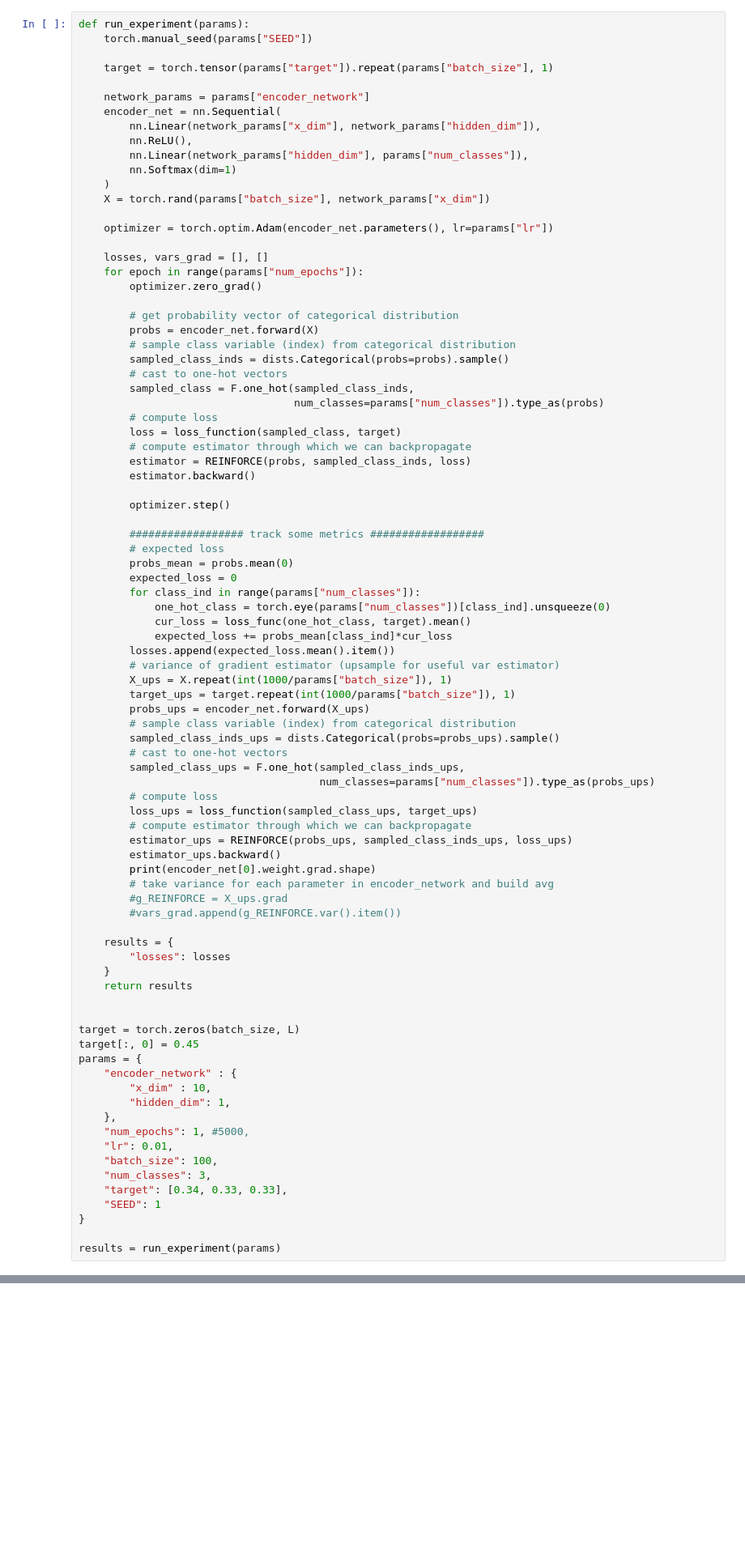
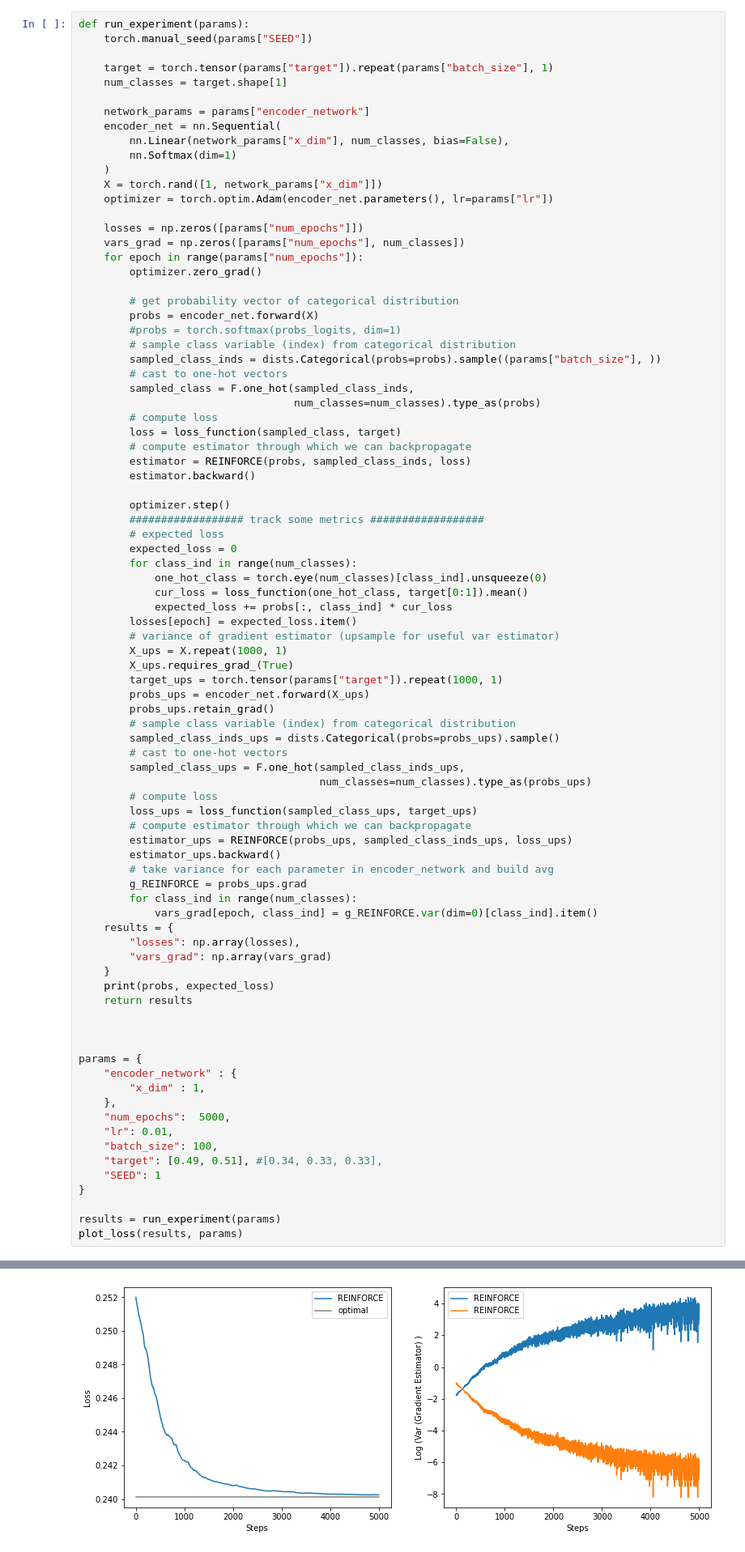
Before and after one commit to borea17/StrImaDec, a Jupyter notebook: Untitled.ipynb, the cells around one changed output, grey strips where cells are left out. Shown: that part at 81% size. Cells and saved outputs as stored; diff of their text form; blank space fills up the shorter version.

```diff
--- a/Untitled.ipynb
+++ b/Untitled.ipynb
@@ -49,29 +49,29 @@ def run_experiment(params):
     torch.manual_seed(params["SEED"])
 
     target = torch.tensor(params["target"]).repeat(params["batch_size"], 1)
+    num_classes = target.shape[1]
 
     network_params = params["encoder_network"]
     encoder_net = nn.Sequential(
-        nn.Linear(network_params["x_dim"], network_params["hidden_dim"]),
-        nn.ReLU(),
-        nn.Linear(network_params["hidden_dim"], params["num_classes"]),
+        nn.Linear(network_params["x_dim"], num_classes, bias=False),
         nn.Softmax(dim=1)
     )
-    X = torch.rand(params["batch_size"], network_params["x_dim"])
-
+    X = torch.rand([1, network_params["x_dim"]])
     optimizer = torch.optim.Adam(encoder_net.parameters(), lr=params["lr"])
 
-    losses, vars_grad = [], []
+    losses = np.zeros([params["num_epochs"]])
+    vars_grad = np.zeros([params["num_epochs"], num_classes])
     for epoch in range(params["num_epochs"]):
         optimizer.zero_grad()
 
         # get probability vector of categorical distribution
         probs = encoder_net.forward(X)
+        #probs = torch.softmax(probs_logits, dim=1)
         # sample class variable (index) from categorical distribution
-        sampled_class_inds = dists.Categorical(probs=probs).sample()
+        sampled_class_inds = dists.Categorical(probs=probs).sample((params["batch_size"], ))
         # cast to one-hot vectors
         sampled_class = F.one_hot(sampled_class_inds,
-                                  num_classes=params["num_classes"]).type_as(probs)
+                                  num_classes=num_classes).type_as(probs)
         # compute loss
         loss = loss_function(sampled_class, target)
         # compute estimator through which we can backpropagate
@@ -79,55 +79,54 @@ def run_experiment(params):
         estimator.backward()
 
         optimizer.step()
-
         ################## track some metrics ##################
         # expected loss
-        probs_mean = probs.mean(0)
         expected_loss = 0
-        for class_ind in range(params["num_classes"]):
-            one_hot_class = torch.eye(params["num_classes"])[class_ind].unsqueeze(0)
-            cur_loss = loss_func(one_hot_class, target).mean()
-            expected_loss += probs_mean[class_ind]*cur_loss
-        losses.append(expected_loss.mean().item())
+        for class_ind in range(num_classes):
+            one_hot_class = torch.eye(num_classes)[class_ind].unsqueeze(0)
+            cur_loss = loss_function(one_hot_class, target[0:1]).mean()
+            expected_loss += probs[:, class_ind] * cur_loss
+        losses[epoch] = expected_loss.item()
         # variance of gradient estimator (upsample for useful var estimator)
-        X_ups = X.repeat(int(1000/params["batch_size"]), 1)
-        target_ups = target.repeat(int(1000/params["batch_size"]), 1)
+        X_ups = X.repeat(1000, 1)
+        X_ups.requires_grad_(True)
+        target_ups = torch.tensor(params["target"]).repeat(1000, 1)
         probs_ups = encoder_net.forward(X_ups)
+        probs_ups.retain_grad()
         # sample class variable (index) from categorical distribution
         sampled_class_inds_ups = dists.Categorical(probs=probs_ups).sample()
         # cast to one-hot vectors
         sampled_class_ups = F.one_hot(sampled_class_inds_ups,
-                                      num_classes=params["num_classes"]).type_as(probs_ups)
+                                      num_classes=num_classes).type_as(probs_ups)
         # compute loss
         loss_ups = loss_function(sampled_class_ups, target_ups)
         # compute estimator through which we can backpropagate
         estimator_ups = REINFORCE(probs_ups, sampled_class_inds_ups, loss_ups)
         estimator_ups.backward()
-        print(encoder_net[0].weight.grad.shape)
         # take variance for each parameter in encoder_network and build avg
-        #g_REINFORCE = X_ups.grad
-        #vars_grad.append(g_REINFORCE.var().item())
-
+        g_REINFORCE = probs_ups.grad
+        for class_ind in range(num_classes):
+            vars_grad[epoch, class_ind] = g_REINFORCE.var(dim=0)[class_ind].item()
     results = {
-        "losses": losses
+        "losses": np.array(losses),
+        "vars_grad": np.array(vars_grad)
     }
+    print(probs, expected_loss)
     return results
 
 
-target = torch.zeros(batch_size, L)
-target[:, 0] = 0.45
+
 params = {
     "encoder_network" : {
-        "x_dim" : 10,
-        "hidden_dim": 1,
+        "x_dim" : 1,
     },
-    "num_epochs": 1, #5000,
+    "num_epochs":  5000,
     "lr": 0.01,
     "batch_size": 100,
-    "num_classes": 3,
-    "target": [0.34, 0.33, 0.33],
+    "target": [0.49, 0.51], #[0.34, 0.33, 0.33],
     "SEED": 1
 }
 
 results = run_experiment(params)
+plot_loss(results, params)
 # %% [output]
@@ -135,3 +134,4 @@ torch.Size([1, 10])
+[figure, added]
 # %%
 def plot_loss(results, params):
     # compute optimal loss
```
Also changed, not shown: parts of 5 cells of this notebook, 5 other files.
